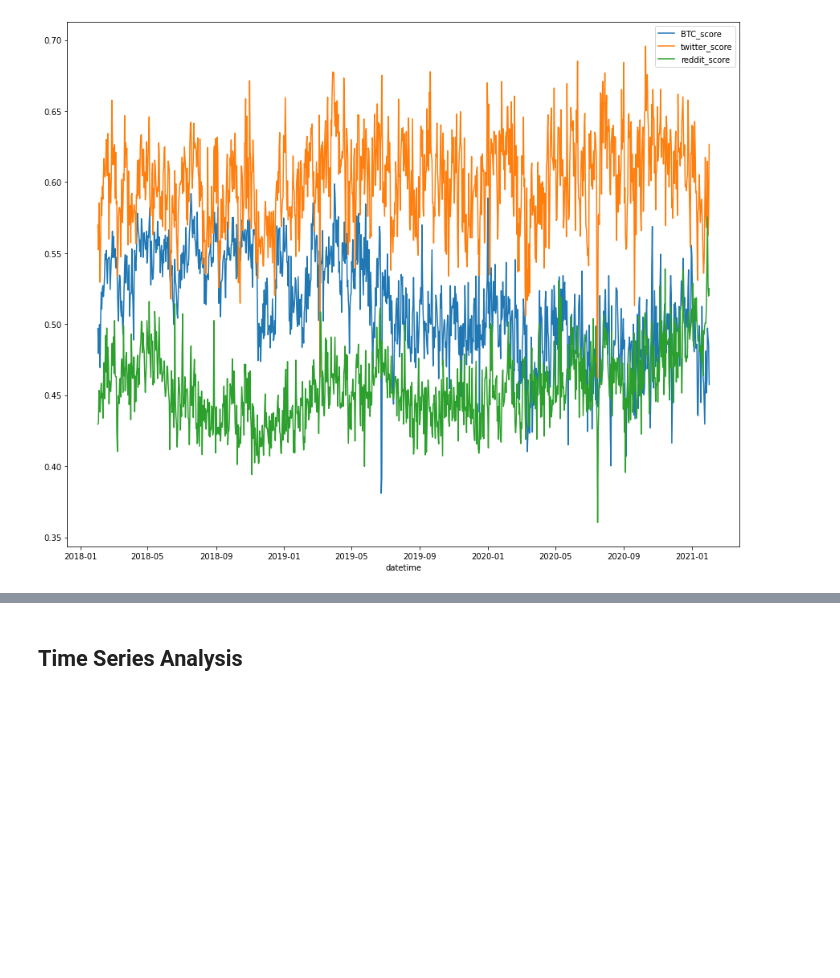
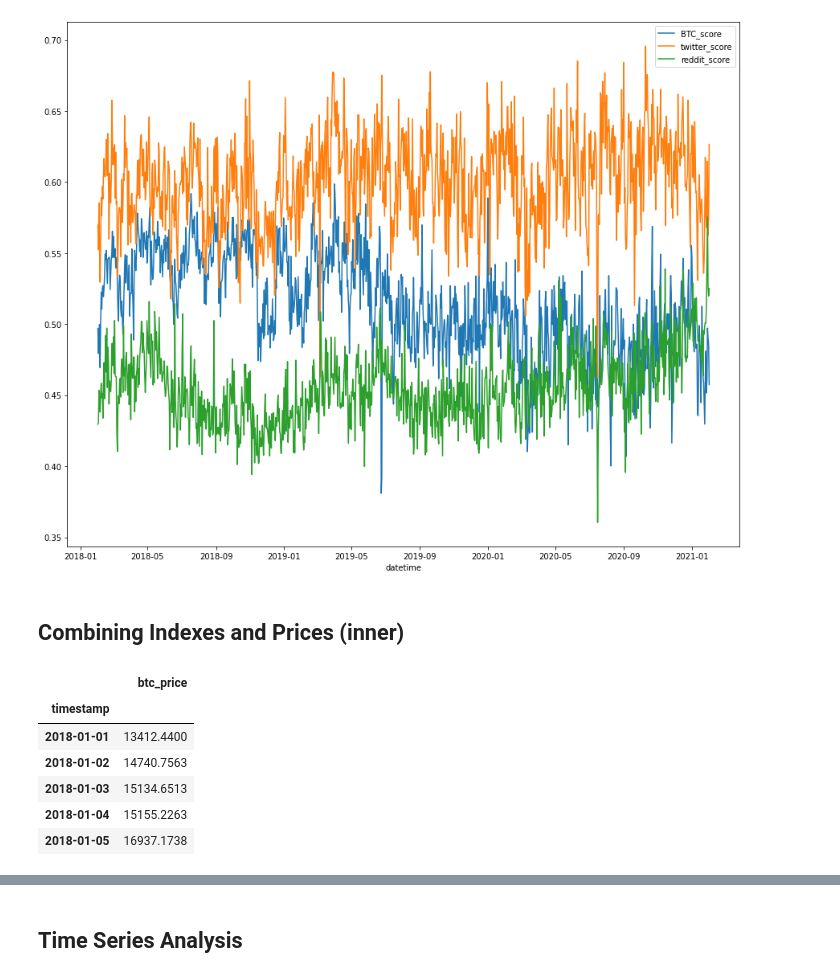
Before and after one commit to Dmunozig/crypto_sentiment, a Jupyter notebook: notebooks/Data_Exploration_Clean.ipynb, the cells around one changed output, grey strips where cells are left out. Cells and saved outputs as stored; diff of their text form; code cells hidden in the pictures; blank space fills up the shorter version.

```diff
--- a/notebooks/Data_Exploration_Clean.ipynb
+++ b/notebooks/Data_Exploration_Clean.ipynb
@@ -406,0 +409,2 @@ plt.legend()
+# %% [markdown]
+## Combining Indexes and Prices (inner)
@@ -406,0 +417,10 @@ plt.legend()
+# %%
+btc_data.head()
+# %% [output]
+|  | btc_price |
+| timestamp |  |
+| 2018-01-01 | 13412.4400 |
+| 2018-01-02 | 14740.7563 |
+| 2018-01-03 | 15134.6513 |
+| 2018-01-04 | 15155.2263 |
+| 2018-01-05 | 16937.1738 |
```
Also changed, not shown: parts of 8 cells of this notebook, 1 other file.
